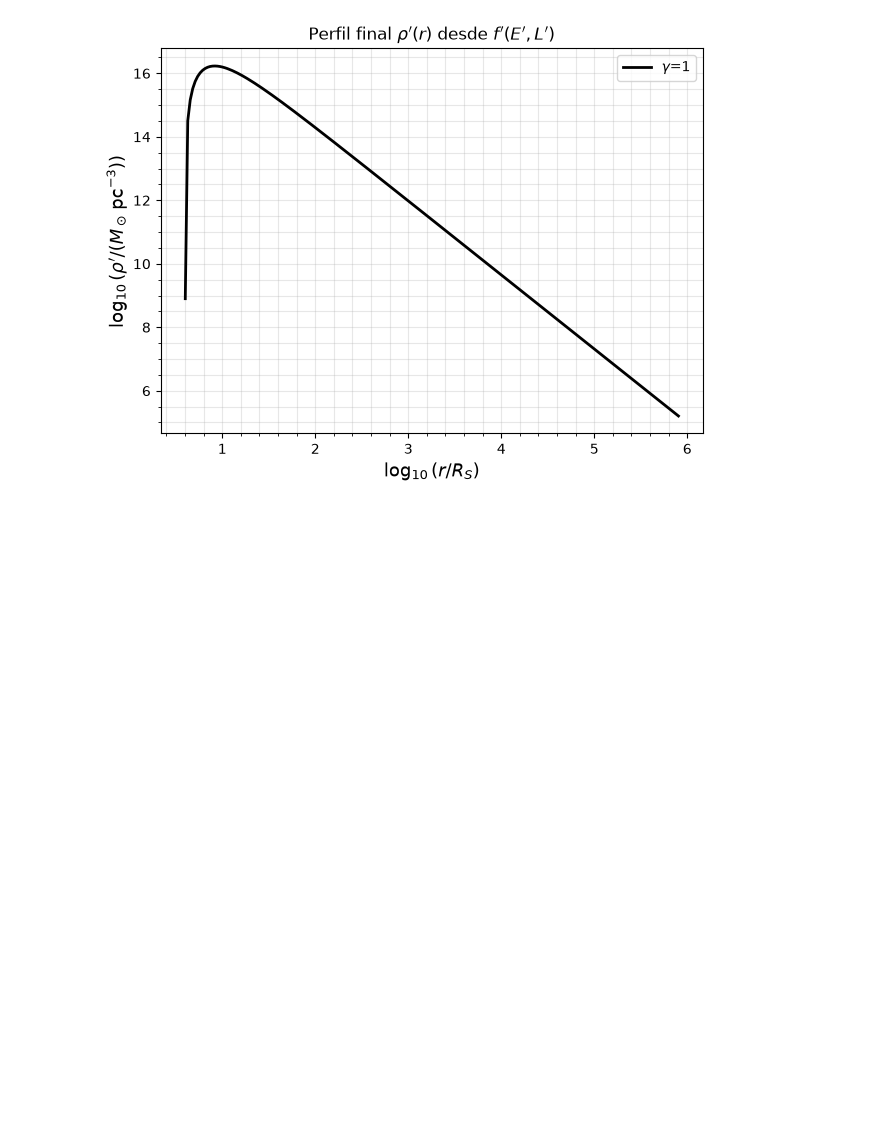
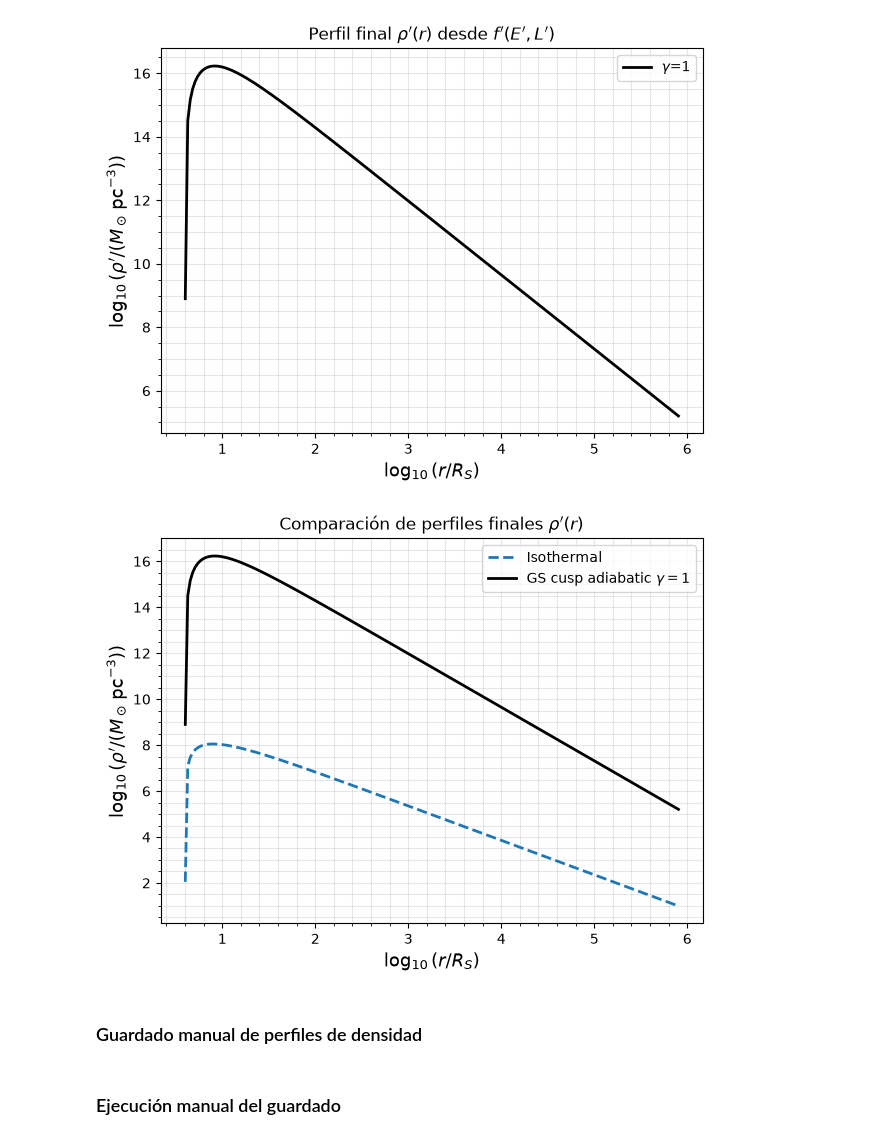
Before and after one commit to MagneticFungi/DM-spikes, a Jupyter notebook: perfiles_densidad.ipynb, the cells around one changed output. Saved outputs shown, nothing was run; the diff lists cells and outputs as text; code cells hidden in the pictures; blank space fills up the shorter version.

```diff
--- a/perfiles_densidad.ipynb
+++ b/perfiles_densidad.ipynb
@@ -129,10 +129,10 @@ def rho_prime_profile(f_prime, r_array, M, **kwargs):
     return np.array([rho_prime_at_r(f_prime, r, M, **kwargs) for r in r_array])
 # %%
 M = 2.6e6        # Msun
-rho0 = 1.0       # Msun / pc^3
+rho0_iso = 1.0       # Msun / pc^3
 sigma_v = 100.0  # km/s
 
-f0 = rho0 * (2*np.pi*sigma_v**2)**(-1.5)
+f0 = rho0_iso * (2*np.pi*sigma_v**2)**(-1.5)
 
 def f_prime_const(Ep, Lp):
     return f0
@@ -520,3 +520,20 @@ plt.legend()
 plt.show()
 # %% [output]
 [figure]
+# %%
+plt.figure(figsize=(7, 5))
+
+plt.plot(x_values,y_values,lw=2,color="tab:blue",ls="--",label="Isothermal")
+plt.plot(x_plot,y_plot,lw=2,color="black",label=r"GS cusp adiabatic $\gamma=1$")
+
+plt.xlabel(r"$\log_{10}(r/R_S)$", fontsize=13)
+plt.ylabel(r"$\log_{10}(\rho'/(M_\odot\,\mathrm{pc}^{-3}))$", fontsize=13)
+plt.title(r"Comparación de perfiles finales $\rho'(r)$")
+plt.grid(True, which="both", alpha=0.3)
+plt.minorticks_on()
+plt.legend()
+plt.show()
+# %% [output]
+[figure, added]
+# %% [markdown]
+### Guardado manual de perfiles de densidad
@@ -522,0 +588,2 @@ plt.show()
+# %% [markdown]
+### Ejecución manual del guardado
```
Also changed, not shown: parts of 6 cells of this notebook, 1 other file.
